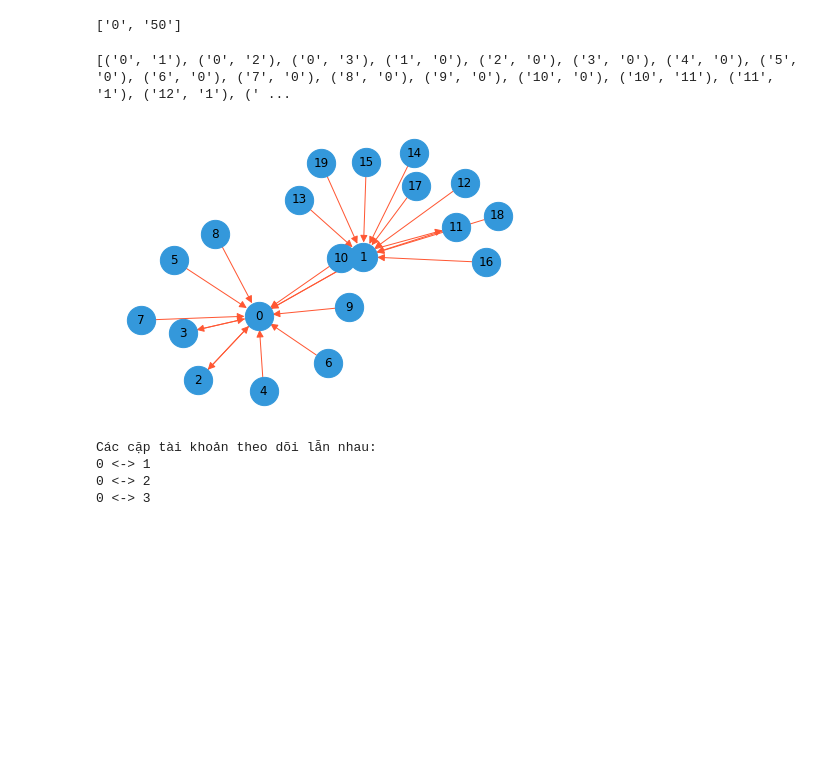
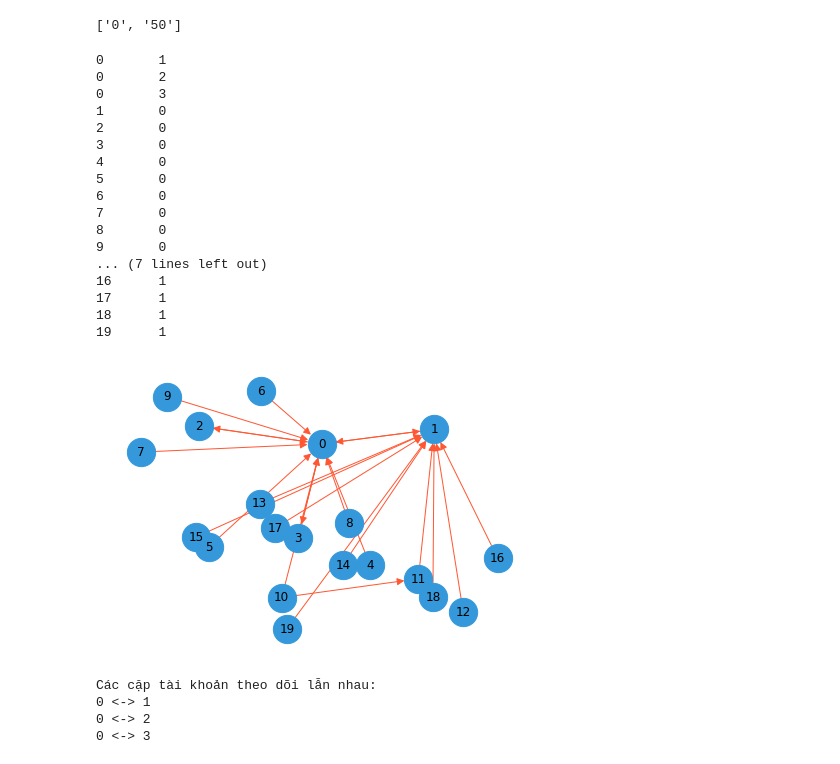
Before and after one commit to lamminhthien/Big-Data, a Jupyter notebook: Lab2_WordCount/src/mutual_followers.ipynb, the cells around one changed output. Cells and saved outputs as stored; diff of their text form; code cells hidden in the pictures; blank space fills up the shorter version.

```diff
--- a/Lab2_WordCount/src/mutual_followers.ipynb
+++ b/Lab2_WordCount/src/mutual_followers.ipynb
@@ -30,24 +12,42 @@ print(a.strip().split())
 # %%
 import networkx as nx
 
 edges = []
 
 f = open('../data/twitter_following.txt', 'r')
 
 for line in f.readlines():
     id1, id2 = line.strip().split()
     edges.append((id1,id2))
-print(edges)
+
+for e in edges:
+    print(f'{e[0]}\t{e[1]}')
 # create directed graph from edge pairs using NetworkX Library
 G = nx.DiGraph(edges)
 
 # visualize the graph
 nx.draw(G, with_labels=True, arrows=True, arrowstyle='-|>', arrowsize=15,
         node_color='#3498DB', node_size=800,
         edge_color='#FF5733')
 # %% [output]
-[('0', '1'), ('0', '2'), ('0', '3'), ('1', '0'), ('2', '0'), ('3', '0'), ('4', '0'), ('5', '0'), ('6', '0'), ('7', '0'), ('8', '0'), ('9', '0'), ('10', '0'), ('10', '11'), ('11', '1'), ('12', '1'), (' ...
+0       1
+0       2
+0       3
+1       0
+2       0
+3       0
+4       0
+5       0
+6       0
+7       0
+8       0
+9       0
+... (7 lines left out)
+16      1
+17      1
+18      1
+19      1
-[figure, old version]
+[figure, new version]
 # %%
 mutual_followers = []
 
```
Also changed, not shown: parts of 1 cell of this notebook, 5 other files.
